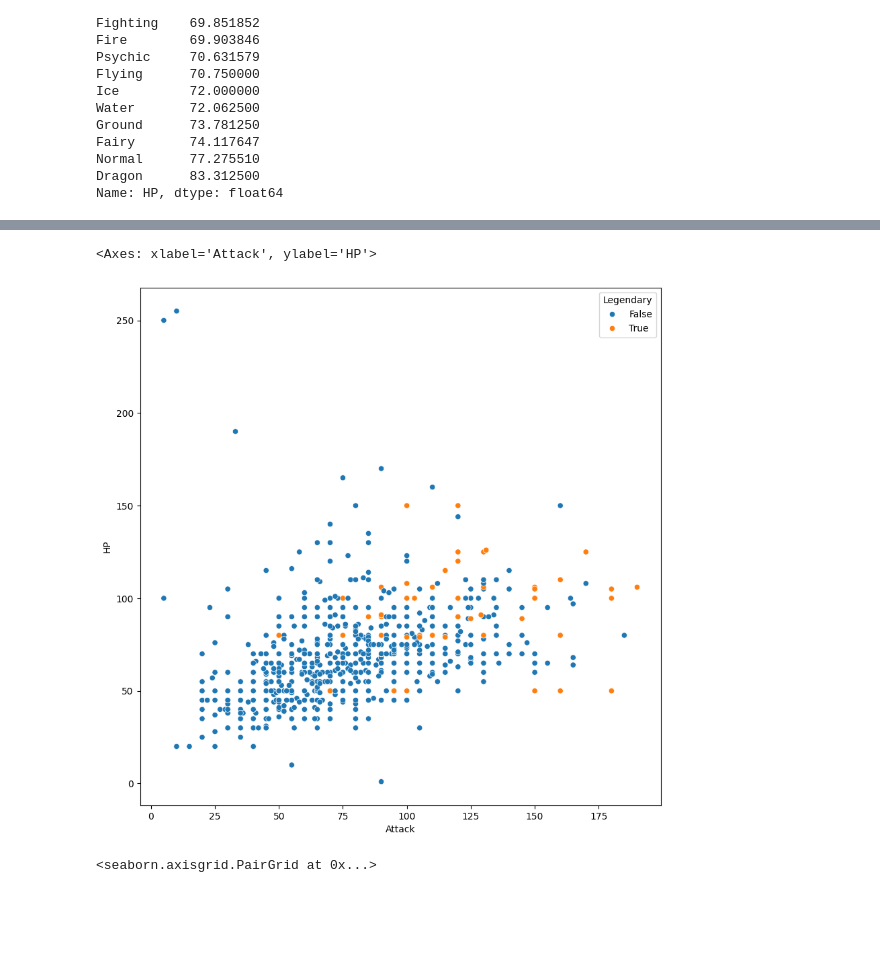
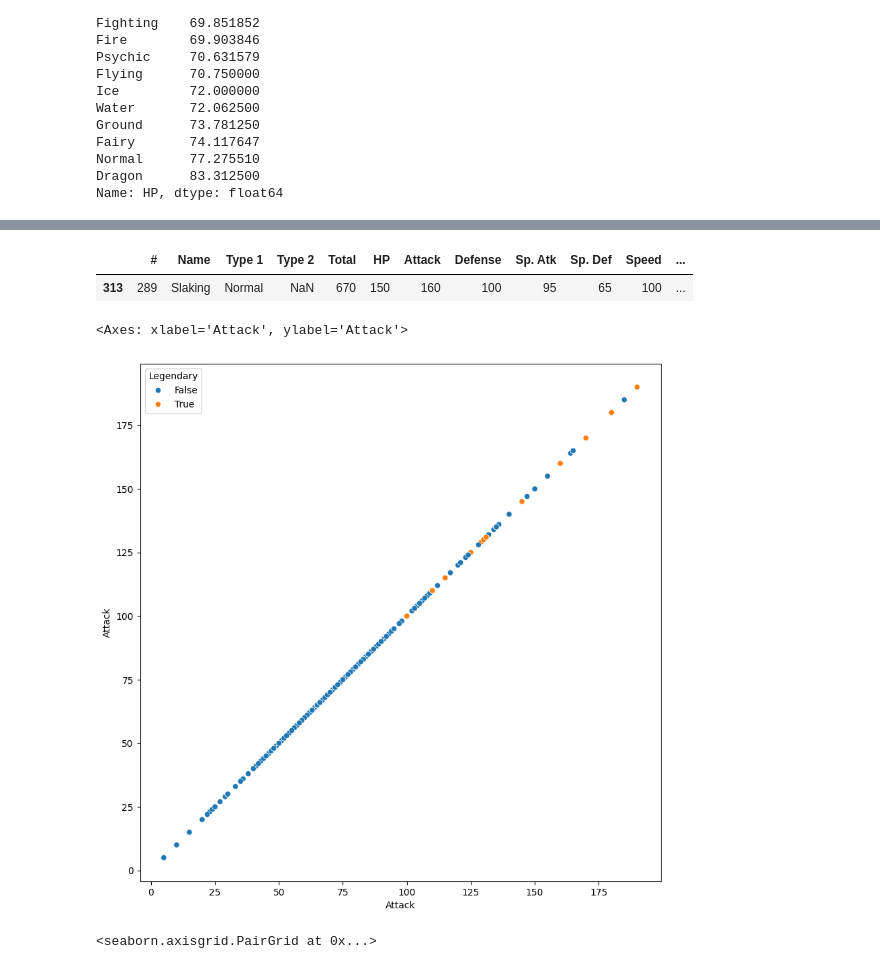
Before and after one commit to WebValley2025/scientific-python, a Jupyter notebook: ScientificPython.ipynb, the cells around one changed output, grey strips where cells are left out. Drawn from its saved outputs; the diff is of its cells as text; code cells hidden in the pictures; blank space fills up the shorter version.

```diff
--- a/ScientificPython.ipynb
+++ b/ScientificPython.ipynb
@@ -42,19 +155,27 @@ Name: HP, dtype: float64
+# %%
+# mask = pokemons.HP > 200
+# pokemons[mask]
+
+pokemons[(pokemons.Attack > 150) & (pokemons.HP > 140)]
+# %% [output]
+|  | # | Name | Type 1 | Type 2 | Total | HP | Attack | Defense | Sp. Atk | Sp. Def | Speed | ... |
+| 313 | 289 | Slaking | Normal | NaN | 670 | 150 | 160 | 100 | 95 | 65 | 100 | ... |
 # %%
 from matplotlib import pyplot as plt
 import seaborn as sns
 
 fig, ax = plt.subplots(figsize=(10, 10))
 
 sns.scatterplot(
     data=pokemons,
     x="Attack",
-    y="HP",
+    y="Attack",
     hue="Legendary",
     ax=ax
 )
 # %% [output]
-<Axes: xlabel='Attack', ylabel='HP'>
+<Axes: xlabel='Attack', ylabel='Attack'>
-[figure, old version]
+[figure, new version]
 # %%
 columns = [
     # "Type 1",
```
Also changed, not shown: parts of 24 cells of this notebook.
